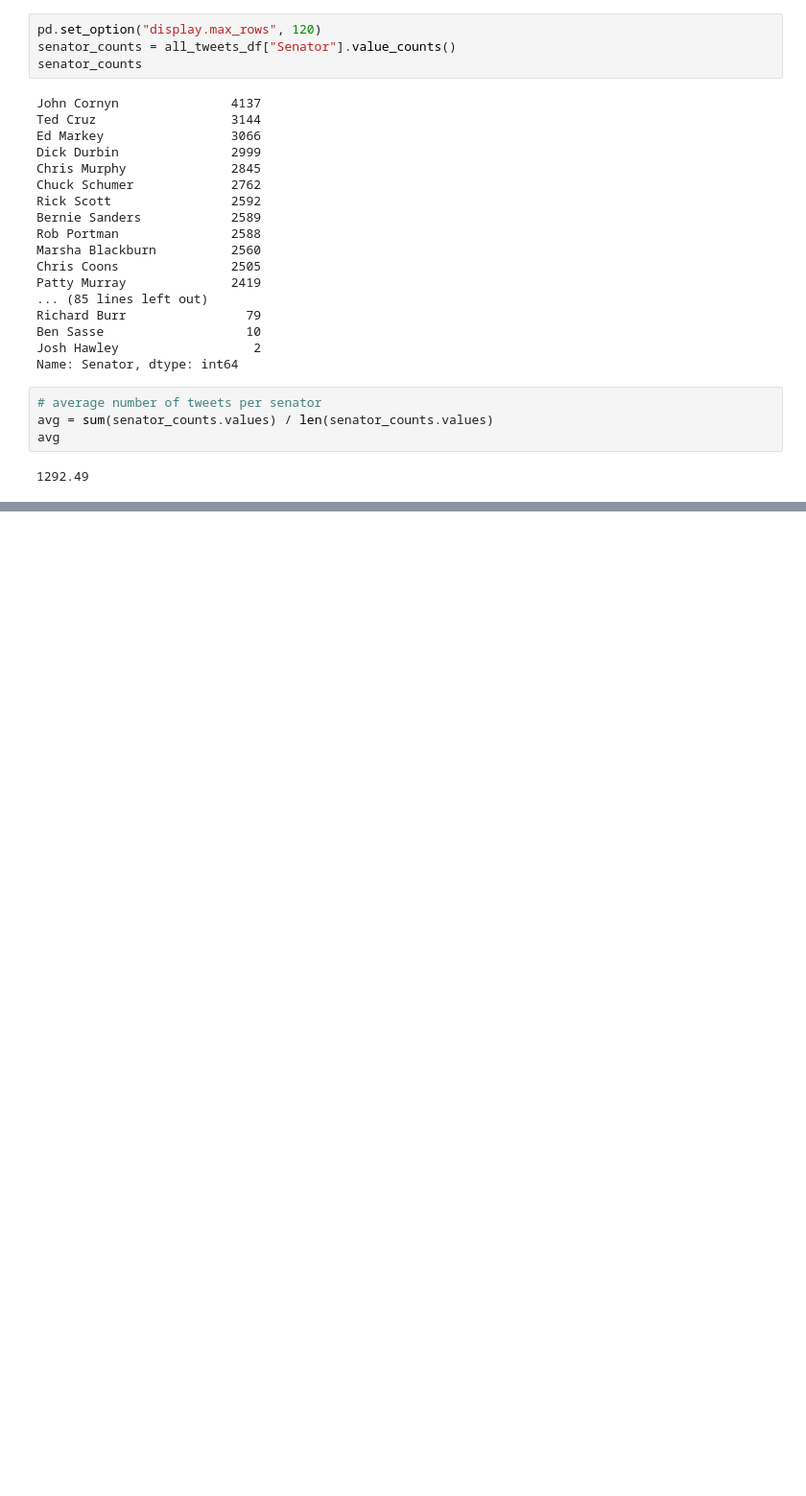
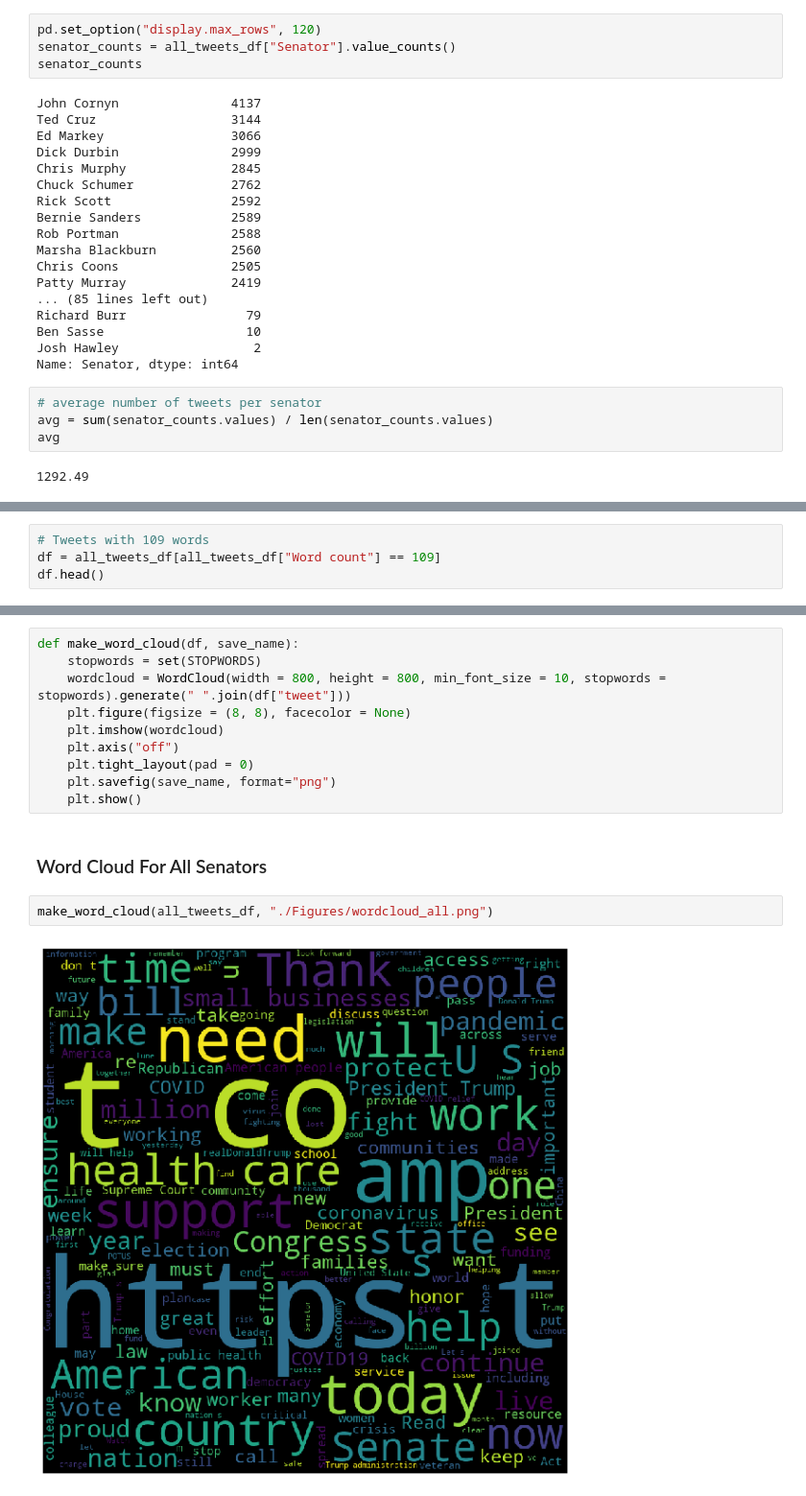
Before and after one commit to darshanajaint/data_mining_project, a Jupyter notebook: Data_Exploration.ipynb, the cells around one changed output, grey strips where cells are left out. Shown: that part at 96% size. Drawn from its saved outputs; the diff is of its cells as text; blank space fills up the shorter version.

```diff
--- a/Data_Exploration.ipynb
+++ b/Data_Exploration.ipynb
@@ -88,0 +162,4 @@ avg
+# %%
+# Tweets with 109 words
+df = all_tweets_df[all_tweets_df["Word count"] == 109]
+df.head()
@@ -88,0 +198,16 @@ avg
+# %%
+def make_word_cloud(df, save_name):
+    stopwords = set(STOPWORDS)
+    wordcloud = WordCloud(width = 800, height = 800, min_font_size = 10, stopwords = stopwords).generate(" ".join(df["tweet"]))
+    plt.figure(figsize = (8, 8), facecolor = None)
+    plt.imshow(wordcloud)
+    plt.axis("off")
+    plt.tight_layout(pad = 0)
+    plt.savefig(save_name, format="png")
+    plt.show()
+# %% [markdown]
+### Word Cloud For All Senators
+# %%
+make_word_cloud(all_tweets_df, "./Figures/wordcloud_all.png")
+# %% [output]
+[figure, added]
```
Also changed, not shown: parts of 30 cells of this notebook.
